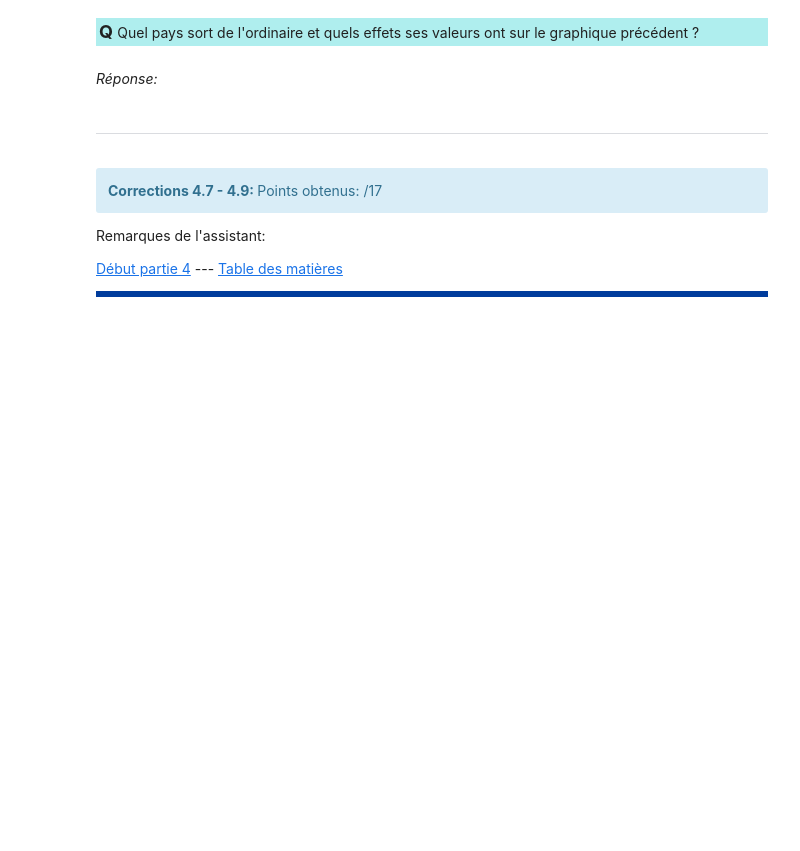
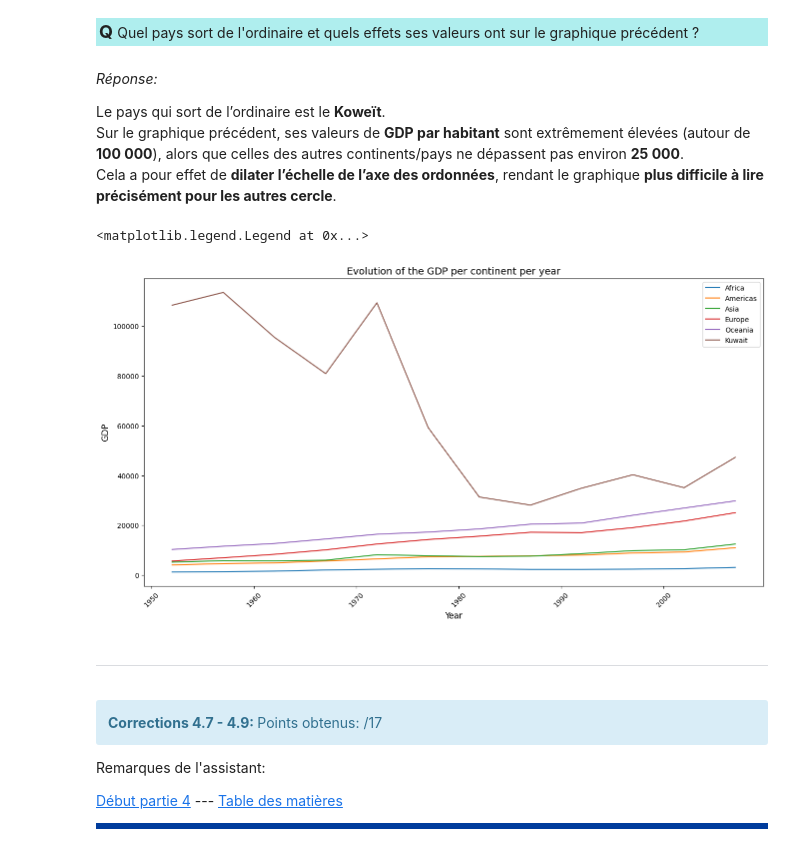
Before and after one commit to KilianHEIG/Labo2-ISD, a Jupyter notebook: TP2_ISD_SA2025_Bortone_Kat_Stockinger.ipynb, the cells around one changed output. Saved outputs shown, nothing was run; the diff lists cells and outputs as text; code cells hidden in the pictures; blank space fills up the shorter version.

```diff
--- a/TP2_ISD_SA2025_Bortone_Kat_Stockinger.ipynb
+++ b/TP2_ISD_SA2025_Bortone_Kat_Stockinger.ipynb
@@ -1013,25 +1018,40 @@ NameError: name 'df' is not defined
 # %% [markdown]
 <p style="background-color:#AFEEEE;padding:3px"><font size="4"><b>Q </b></font>Quel pays sort de l'ordinaire et quels effets ses valeurs ont sur le graphique précédent ?</p>
 # %% [markdown]
-*Réponse:*
+*Réponse:* <br>
+
+
+Le pays qui sort de l’ordinaire est le **Koweït**. <br>
+Sur le graphique précédent, ses valeurs de **GDP par habitant** sont extrêmement élevées (autour de **100 000**), alors que celles des autres continents/pays ne dépassent pas environ **25 000**.<br>
+Cela a pour effet de **dilater l’échelle de l’axe des ordonnées**, rendant le graphique **plus difficile à lire précisément pour les autres cercle**.
 # %%
 # Votre code ici: graphique
 
-ax1 = (df
-      # Complétez en vous inspirant des exercices précédents
-      )
+ax1 = (
+    df.loc[:, ['year', 'continent', 'gdpPercap']]
+      .groupby(['year', 'continent'])['gdpPercap']
+      .mean()
+      .unstack('continent')
+)
 
 
-
-ax2 = (df
-       # Complétez en vous inspirant des exercices précédents
-      )
+ax2 = (
+    df.loc[:, ['year', 'country', 'gdpPercap']]
+      .query("country == 'Kuwait'")
+      .groupby(['year', 'country'])['gdpPercap']
+      .mean()
+      .unstack('country')
+)
 
 ax = pd.concat([ax1,ax2]).plot(rot=45, figsize=(16, 8))
 ax.set_xlabel('Year', fontsize=12)
 ax.set_ylabel('GDP', fontsize=12)
 ax.set_title('Evolution of the GDP per continent per year', fontsize=14)
-ax.legend(sorted(df['continent'].unique())) # Note: si le pays seul n'est pas sur la légende ça n'est pas grave
+#ax.legend(sorted(df['continent'].unique())) # Note: si le pays seul n'est pas sur la légende ça n'est pas grave
+ax.legend()
+# %% [output]
+<matplotlib.legend.Legend at 0x...>
+[figure, added]
 # %% [markdown]
 ---
 # %% [markdown]
```
Also changed, not shown: parts of 3 cells of this notebook.
